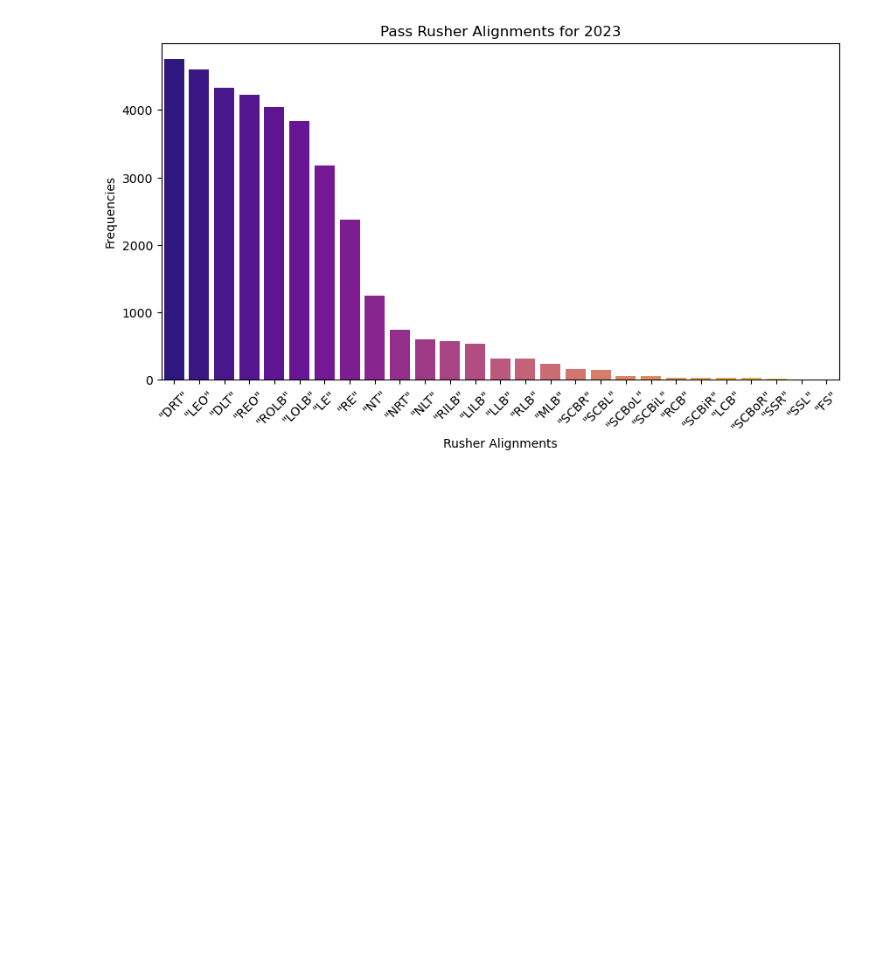
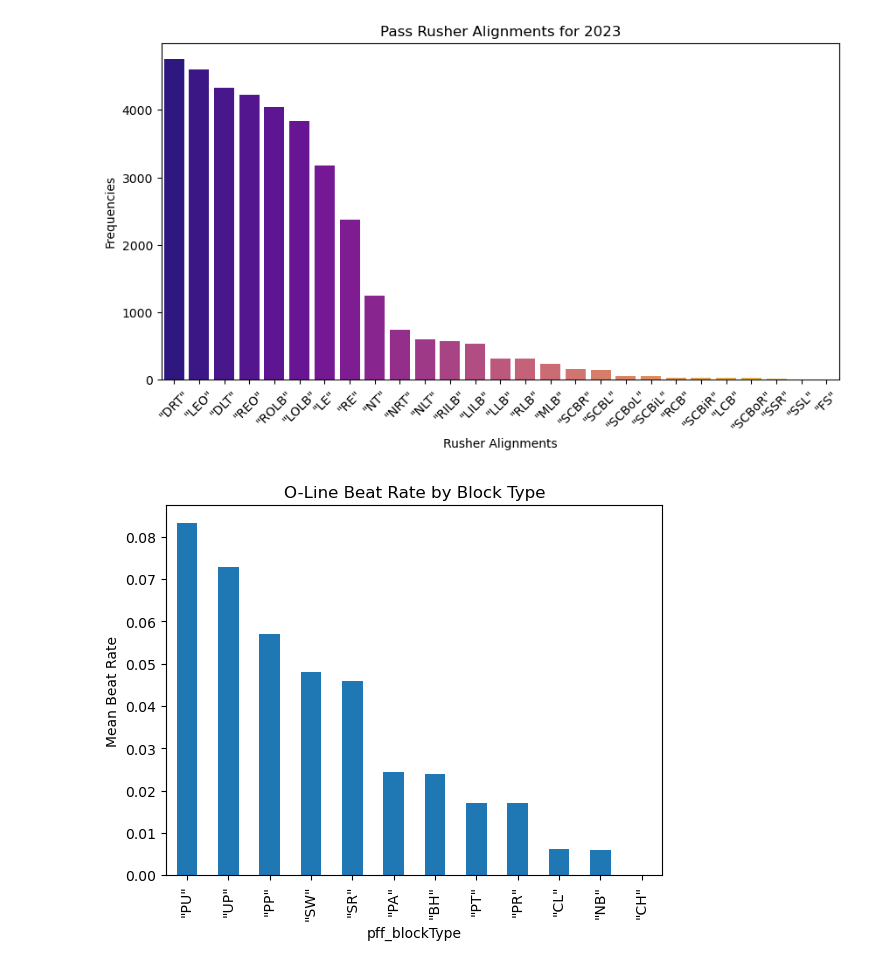
Before and after one commit to mouchatt6/BSA-Football-2026-Gravity-Metrics, a Jupyter notebook: Gravity Metrics EDA/Scouting Data EDA.ipynb, the cells around one changed output. Drawn from its saved outputs; the diff is of its cells as text; code cells hidden in the pictures; blank space fills up the shorter version.

```diff
--- a/Gravity Metrics EDA/Scouting Data EDA.ipynb
+++ b/Gravity Metrics EDA/Scouting Data EDA.ipynb
@@ -2,10 +2,22 @@
 import pandas as pd
 import numpy as np
 import matplotlib as mlt
+from pathlib import Path
 
 # Importing file and scanning
 
-scouting_data = pd.read_csv("pffScoutingData.csv")
+anchor = Path.cwd().resolve()
+pff_path = None
+for p in [anchor, *anchor.parents]:
+    candidate = p / "datasets" / "pffScoutingData.csv"
+    if candidate.exists():
+        pff_path = candidate
+        break
+
+if pff_path is None:
+    raise FileNotFoundError("Could not find datasets/pffScoutingData.csv from current notebook location.")
+
+scouting_data = pd.read_csv(pff_path, low_memory=False)
 scouting_data.head(10)
 
 scouting_data.info()
@@ -36,7 +48,7 @@ import numpy as np
 import matplotlib.pyplot as plt
 import seaborn as sns
 
-scouting_data.columns = (scouting_data.columns.str.strip().str.replace('""', ''))
+scouting_data.columns = scouting_data.columns.str.strip().str.replace('"', '', regex=False)
 scouting_data = scouting_data.replace("NA", np.nan)
 
 for col in scouting_data.select_dtypes(include = 'object').columns:
@@ -140,3 +152,19 @@ Passing `palette` without assigning `hue` is deprecated and will be removed in v
 
   sns.barplot(x = rusher_alignments_pff.index, y = rusher_alignments_pff.values, palette = "plasma")
 [figure]
+# %%
+# O-Line Beat Rate by Block Type
+
+beaten_rate = (
+    blockers_pff
+    .groupby("pff_blockType")["pff_beatenByDefender"]
+    .mean()
+    .sort_values(ascending = False)
+)
+
+beaten_rate.plot(kind = "bar")
+plt.title("O-Line Beat Rate by Block Type")
+plt.ylabel("Mean Beat Rate")
+plt.show()
+# %% [output]
+[figure, added]
```
Also changed, not shown: 2 other files.
